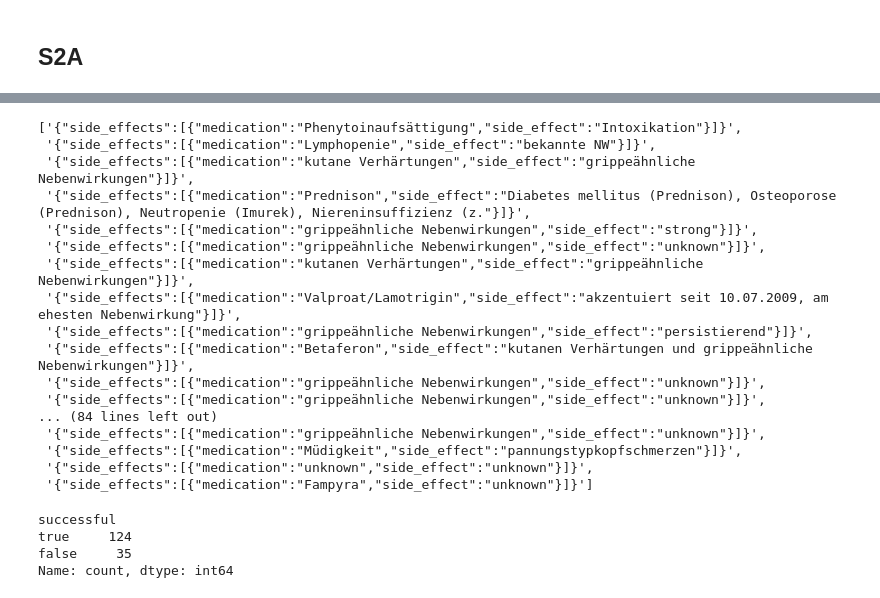
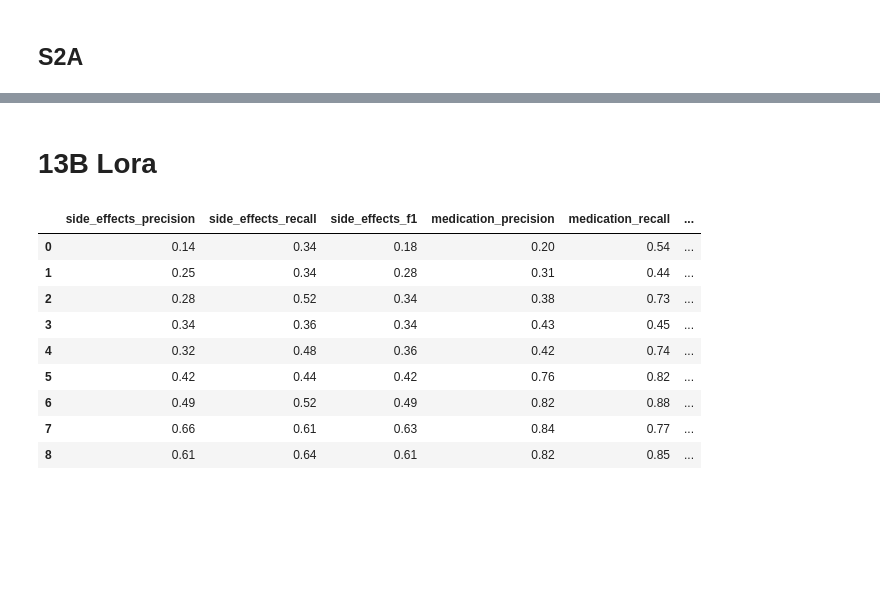
Before and after one commit to maregli/inf-extr, a Jupyter notebook: notebooks/side-effects/side-effects-evaluation.ipynb, the cells around one changed output, grey strips where cells are left out. Cells and saved outputs as stored; diff of their text form; code cells hidden in the pictures; blank space fills up the shorter version.

Commit message:
new side effects eval cosine sim

```diff
--- a/notebooks/side-effects/side-effects-evaluation.ipynb
+++ b/notebooks/side-effects/side-effects-evaluation.ipynb
@@ -863,27 +866,0 @@ results7b
-# %%
-torch.load(paths.RESULTS_PATH/"side-effects/side-effects_outlines_Llama2-MedTuned-7b_4bit_few_shot_instruction_10_examples_s2a.pt")["model_answers"]
-# %% [output]
-['{"side_effects":[{"medication":"Phenytoinaufsättigung","side_effect":"Intoxikation"}]}',
- '{"side_effects":[{"medication":"Lymphopenie","side_effect":"bekannte NW"}]}',
- '{"side_effects":[{"medication":"kutane Verhärtungen","side_effect":"grippeähnliche Nebenwirkungen"}]}',
- '{"side_effects":[{"medication":"Prednison","side_effect":"Diabetes mellitus (Prednison), Osteoporose (Prednison), Neutropenie (Imurek), Niereninsuffizienz (z."}]}',
- '{"side_effects":[{"medication":"grippeähnliche Nebenwirkungen","side_effect":"strong"}]}',
- '{"side_effects":[{"medication":"grippeähnliche Nebenwirkungen","side_effect":"unknown"}]}',
- '{"side_effects":[{"medication":"kutanen Verhärtungen","side_effect":"grippeähnliche Nebenwirkungen"}]}',
- '{"side_effects":[{"medication":"Valproat/Lamotrigin","side_effect":"akzentuiert seit 10.07.2009, am ehesten Nebenwirkung"}]}',
- '{"side_effects":[{"medication":"grippeähnliche Nebenwirkungen","side_effect":"persistierend"}]}',
- '{"side_effects":[{"medication":"Betaferon","side_effect":"kutanen Verhärtungen und grippeähnliche Nebenwirkungen"}]}',
- '{"side_effects":[{"medication":"grippeähnliche Nebenwirkungen","side_effect":"unknown"}]}',
- '{"side_effects":[{"medication":"grippeähnliche Nebenwirkungen","side_effect":"unknown"}]}',
-... (84 lines left out)
- '{"side_effects":[{"medication":"grippeähnliche Nebenwirkungen","side_effect":"unknown"}]}',
- '{"side_effects":[{"medication":"Müdigkeit","side_effect":"pannungstypkopfschmerzen"}]}',
- '{"side_effects":[{"medication":"unknown","side_effect":"unknown"}]}',
- '{"side_effects":[{"medication":"Fampyra","side_effect":"unknown"}]}']
-# %%
-prepare_results(paths.RESULTS_PATH/"side-effects/side-effects_outlines_Llama2-MedTuned-7b_4bit_zero_shot_vanilla.pt")["successful"].value_counts()
-# %% [output]
-successful
-true     124
-false     35
-Name: count, dtype: int64
@@ -889,0 +876,29 @@ Name: count, dtype: int64
+# %% [markdown]
+# 13B Lora
+# %%
+file_paths13b_lora = [
+              paths.RESULTS_PATH/"side-effects/side-effects_outlines_Llama2-MedTuned-13b-LoRa-merged_4bit_few_shot_instruction_10_examples.pt",
+              paths.RESULTS_PATH/"side-effects/side-effects_outlines_Llama2-MedTuned-13b-LoRa-merged_4bit_zero_shot_vanilla_rag.pt",
+              paths.RESULTS_PATH/"side-effects/side-effects_outlines_Llama2-MedTuned-13b-LoRa-merged_4bit_zero_shot_instruction_rag.pt",
+              paths.RESULTS_PATH/"side-effects/side-effects_outlines_Llama2-MedTuned-13b-LoRa-merged_4bit_few_shot_vanilla_10_examples_rag.pt",
+              paths.RESULTS_PATH/"side-effects/side-effects_outlines_Llama2-MedTuned-13b-LoRa-merged_4bit_few_shot_instruction_10_examples_rag.pt",
+              paths.RESULTS_PATH/"side-effects/side-effects_outlines_Llama2-MedTuned-13b-LoRa-merged_4bit_zero_shot_vanilla_s2a.pt",
+              paths.RESULTS_PATH/"side-effects/side-effects_outlines_Llama2-MedTuned-13b-LoRa-merged_4bit_zero_shot_instruction_s2a.pt",
+              paths.RESULTS_PATH/"side-effects/side-effects_outlines_Llama2-MedTuned-13b-LoRa-merged_4bit_few_shot_vanilla_10_examples_s2a.pt",
+              paths.RESULTS_PATH/"side-effects/side-effects_outlines_Llama2-MedTuned-13b-LoRa-merged_4bit_few_shot_instruction_10_examples_s2a.pt",]
+# %%
+results13b_lora = summarize(file_paths13b_lora, paths.RESULTS_PATH/"side-effects/labels.xlsx", model=model, tokenizer=tokenizer, threshold = 0.5)
+# %%
+results13b_lora = results13b_lora.round(2)
+results13b_lora
+# %% [output]
+|  | side_effects_precision | side_effects_recall | side_effects_f1 | medication_precision | medication_recall | ... |
+| 0 | 0.14 | 0.34 | 0.18 | 0.20 | 0.54 | ... |
+| 1 | 0.25 | 0.34 | 0.28 | 0.31 | 0.44 | ... |
+| 2 | 0.28 | 0.52 | 0.34 | 0.38 | 0.73 | ... |
+| 3 | 0.34 | 0.36 | 0.34 | 0.43 | 0.45 | ... |
+| 4 | 0.32 | 0.48 | 0.36 | 0.42 | 0.74 | ... |
+| 5 | 0.42 | 0.44 | 0.42 | 0.76 | 0.82 | ... |
+| 6 | 0.49 | 0.52 | 0.49 | 0.82 | 0.88 | ... |
+| 7 | 0.66 | 0.61 | 0.63 | 0.84 | 0.77 | ... |
+| 8 | 0.61 | 0.64 | 0.61 | 0.82 | 0.85 | ... |
```
Also changed, not shown: parts of 37 cells of this notebook.
